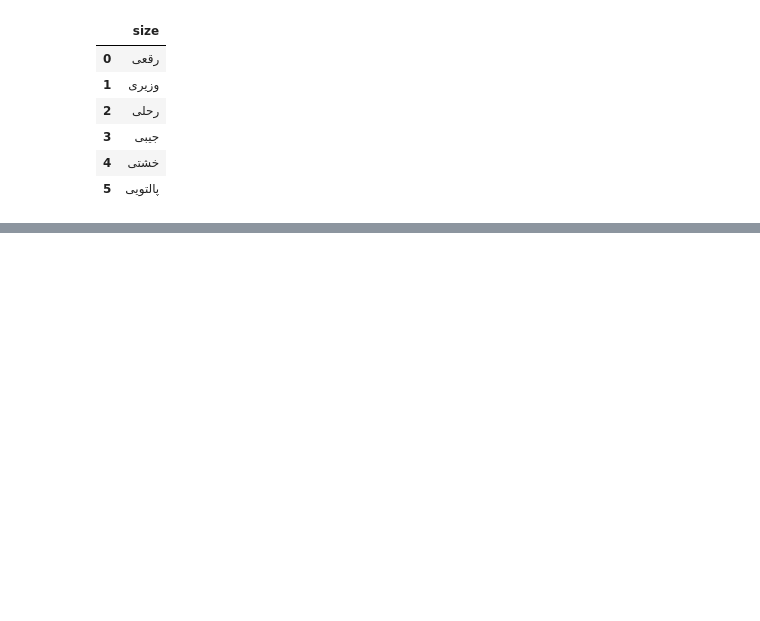
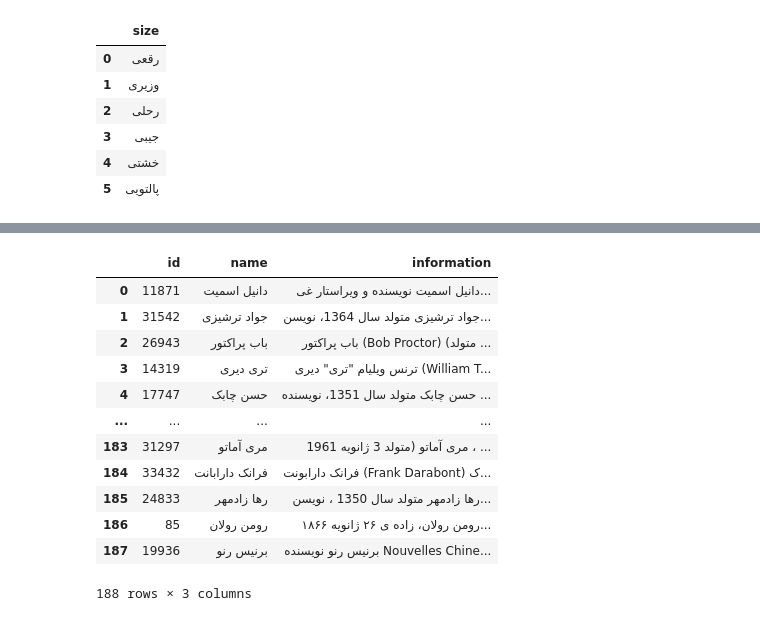
Before and after one commit to sinaaasghari/Booktopia, a Jupyter notebook: scrap.ipynb, the cells around one changed output, grey strips where cells are left out. Saved outputs shown, nothing was run; the diff lists cells and outputs as text; code cells hidden in the pictures; blank space fills up the shorter version.

```diff
--- a/scrap.ipynb
+++ b/scrap.ipynb
@@ -737,0 +793,27 @@ table_of_award
+# %%
+writer_df=pd.read_csv('./writer_page.csv')
+writer_url=writer_df['link'].to_list().copy()
+writers_info=[]
+for i in range(len(writer_url)):
+    soup=get_soup('https://www.iranketab.ir'+writer_url[i])
+    w_info=get_person_info(soup)
+    writers_info.append(w_info)
+writer_df['information']=writers_info
+writer_df.drop(columns=['link'],inplace=True)
+writer_df.to_csv('./writer_page.csv',index=False,encoding='utf-8')
+# %%
+writer_df
+# %% [output]
+|  | id | name | information |
+| 0 | 11871 | دانیل اسمیت | دانیل اسمیت نویسنده و ویراستار غی... |
+| 1 | 31542 | جواد ترشیزی | جواد ترشیزی متولد سال 1364، نویسن... |
+| 2 | 26943 | باب پراکتور | باب پراکتور (Bob Proctor) (متولد ... |
+| 3 | 14319 | تری دیری | ترنس ویلیام "تری" دیری (William T... |
+| 4 | 17747 | حسن چابک | حسن چابک متولد سال 1351، نویسنده ... |
+| ... | ... | ... | ... |
+| 183 | 31297 | مری آماتو | مری آماتو (متولد 3 ژانویه 1961 ، ... |
+| 184 | 33432 | فرانک دارابانت | فرانک دارابونت (Frank Darabont) ک... |
+| 185 | 24833 | رها زادمهر | رها زادمهر متولد سال 1350 ، نویسن... |
+| 186 | 85 | رومن رولان | رومن رولان، زاده ی ۲۶ ژانویه ۱۸۶۶... |
+| 187 | 19936 | برنیس رنو | برنیس رنو نویسنده Nouvelles Chine... |
+188 rows × 3 columns
```
Also changed, not shown: parts of 22 cells of this notebook, 13 other files.
